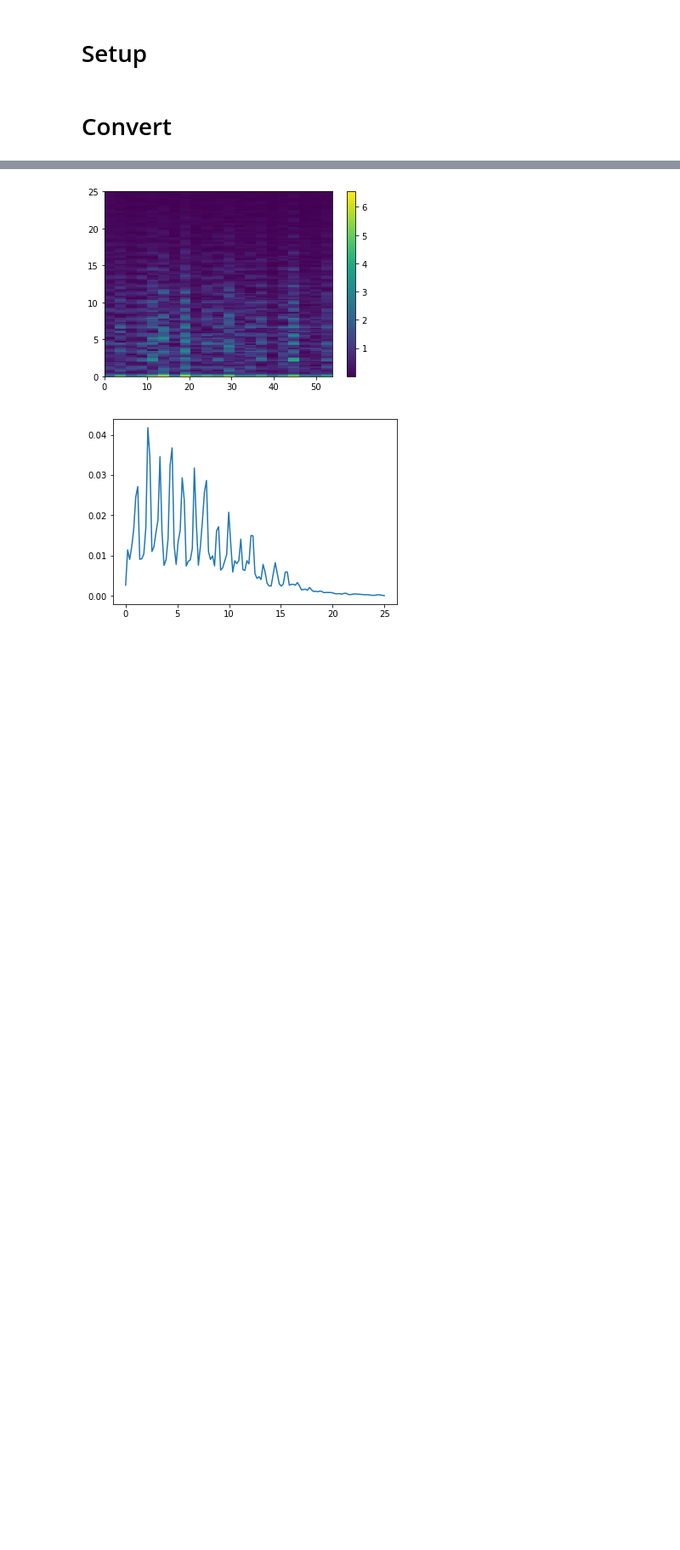
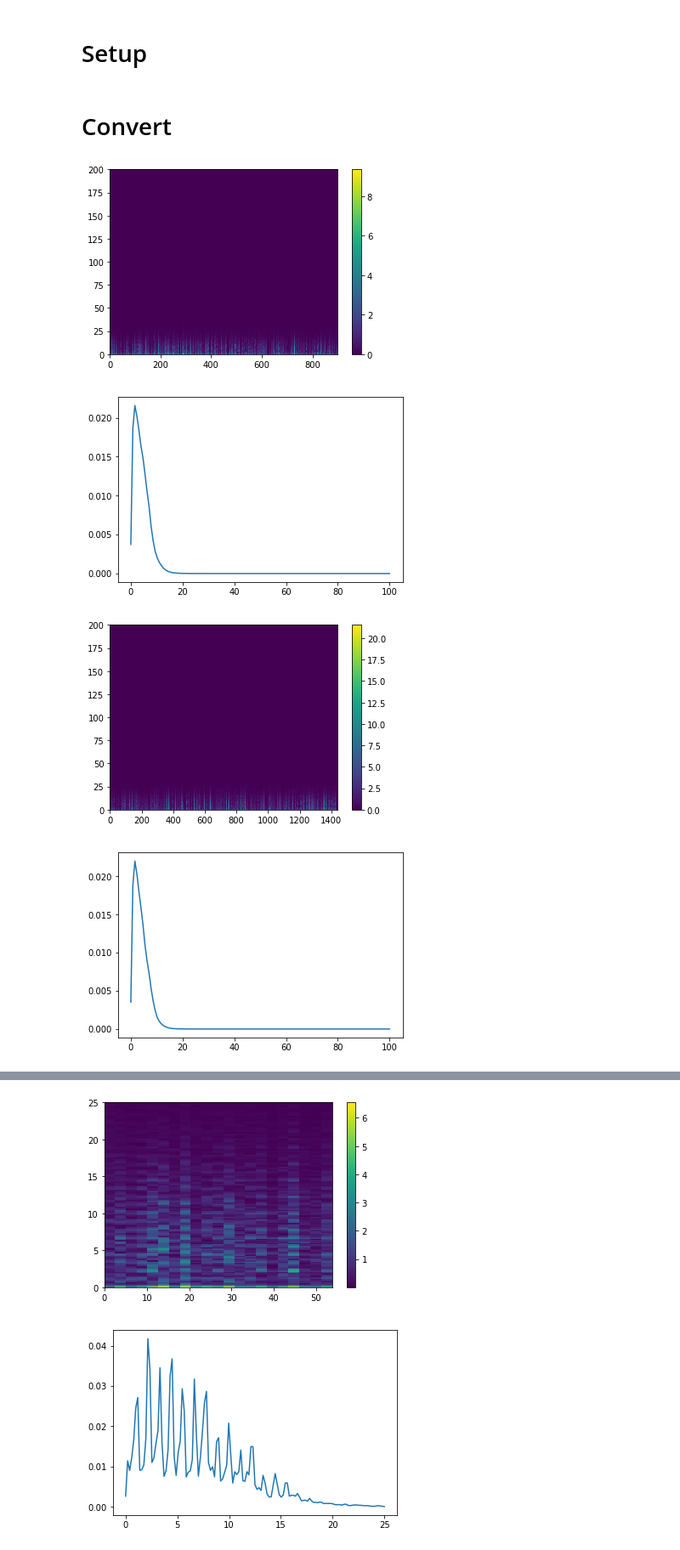
Before and after one commit to BouchardLab/info_measures, a Jupyter notebook: notebooks/ecog_audio.ipynb, the cells around one changed output, grey strips where cells are left out. Shown at 85% size. Drawn from its saved outputs; the diff is of its cells as text; code cells hidden in the pictures; blank space fills up the shorter version.

```diff
--- a/notebooks/ecog_audio.ipynb
+++ b/notebooks/ecog_audio.ipynb
@@ -40,15 +40,28 @@ files = [f for f in files if 'wRaw' not in f]
 # %%
 for fname in files:
     with h5py.File(os.path.join(folder, fname)) as f:
         X = np.squeeze(f['processing/preprocessed/Wvlt_4to1200_54band_CAR1/Wvlt_ECoG128/data'].value)
         st = f['processing/preprocessed/MUA/MUA_ECoG128/starting_time']
         rm = np.squeeze(f['stimulus/presentation/recorded_mark/data'].value)
         init_rate = st.attrs['rate']
     HG = X[:, :, HG_mask].mean(axis=-1)
     baseline = extract_baseline(HG, rm)
     HG = HG / np.median(baseline, axis=0, keepdims=True)
     HG = cut_data(HG, rm)
-    HG = resample(HG, 50., init_rate, axis=0)
+    HG_ds = resample(HG, 50., init_rate, axis=0)
     save_name = fname.split('.')[0] + '.h5'
     with h5py.File(os.path.join('/data/NWB/R32/simple/{}'.format(save_name)), 'w') as f:
-        f.create_dataset('X', data=HG)
+        f.create_dataset('X', data=HG_ds[np.newaxis,:,:,np.newaxis])
+    plt.figure()
+    f, t, z = stft(HG[:,6], init_rate)
+    im = plt.pcolormesh(t, f, abs(z))
+    plt.colorbar(im)
+    plt.figure()
+    f, z = welch(HG[:, 0], 200.)
+    plt.plot(f, abs(z))
+plt.show()
+# %% [output]
+[figure, added]
+[figure, added]
+[figure, added]
+[figure, added]
```
Also changed, not shown: parts of 1 cell of this notebook, 3 other files.
